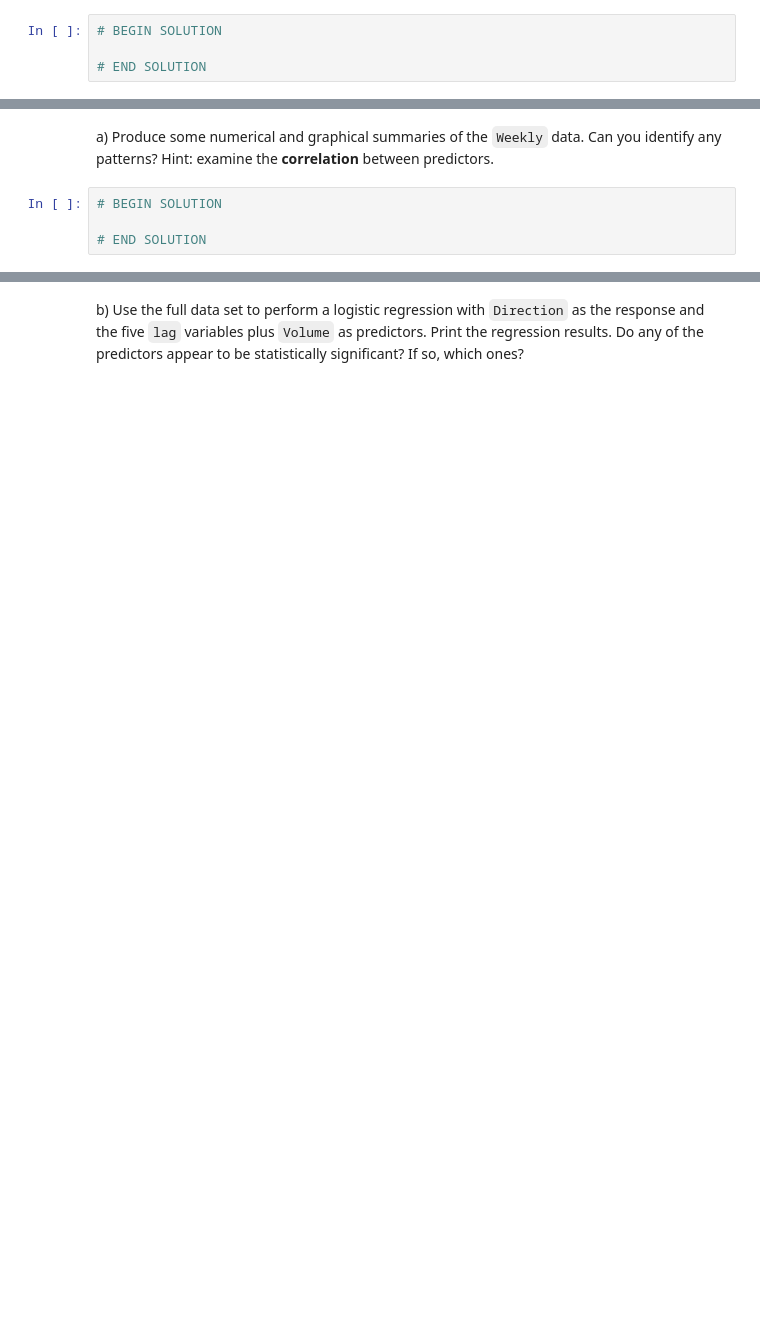
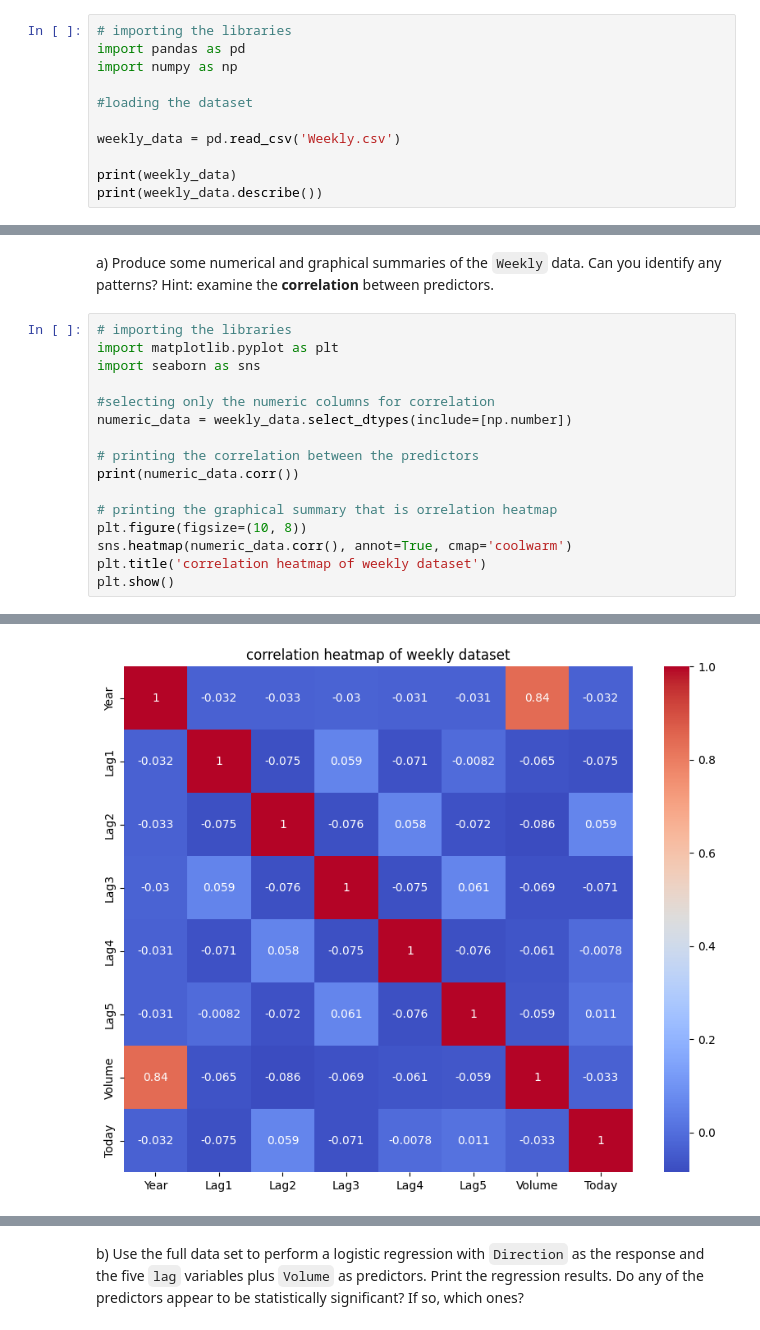
Before and after one commit to YashviKommidi/Machine_learning_26, a Jupyter notebook: INFO521_HW4.ipynb, the cells around one changed output, grey strips where cells are left out. Cells and saved outputs as stored; diff of their text form; blank space fills up the shorter version.

```diff
--- a/INFO521_HW4.ipynb
+++ b/INFO521_HW4.ipynb
@@ -79,6 +133,13 @@ Feel free to use any function you find suitable if a specific function is not ex
 
 This question should be answered using the `Weekly` data set. This data is similar in nature to the `Smarket` data examined in the book (Ch4, lab). First, load the dataset:
 # %%
-# BEGIN SOLUTION
+# importing the libraries
+import pandas as pd
+import numpy as np
 
-# END SOLUTION
+#loading the dataset
+
+weekly_data = pd.read_csv('Weekly.csv')
+
+print(weekly_data)
+print(weekly_data.describe())
@@ -85,6 +164,19 @@ This question should be answered using the `Weekly` data set. This data is simil
 # %% [markdown]
   a) Produce some numerical and graphical summaries of the `Weekly` data. Can you identify any patterns? Hint: examine the __correlation__ between predictors.
 # %%
-# BEGIN SOLUTION
+# importing the libraries
+import matplotlib.pyplot as plt
+import seaborn as sns
 
-# END SOLUTION
+#selecting only the numeric columns for correlation
+numeric_data = weekly_data.select_dtypes(include=[np.number])
+
+# printing the correlation between the predictors
+print(numeric_data.corr())
+
+# printing the graphical summary that is orrelation heatmap
+plt.figure(figsize=(10, 8))
+sns.heatmap(numeric_data.corr(), annot=True, cmap='coolwarm')
+plt.title('correlation heatmap of weekly dataset')
+plt.show()
+# %% [output]
@@ -90,0 +202 @@ This question should be answered using the `Weekly` data set. This data is simil
+[figure, added]
```
Also changed, not shown: parts of 10 cells of this notebook, 1 other file.
